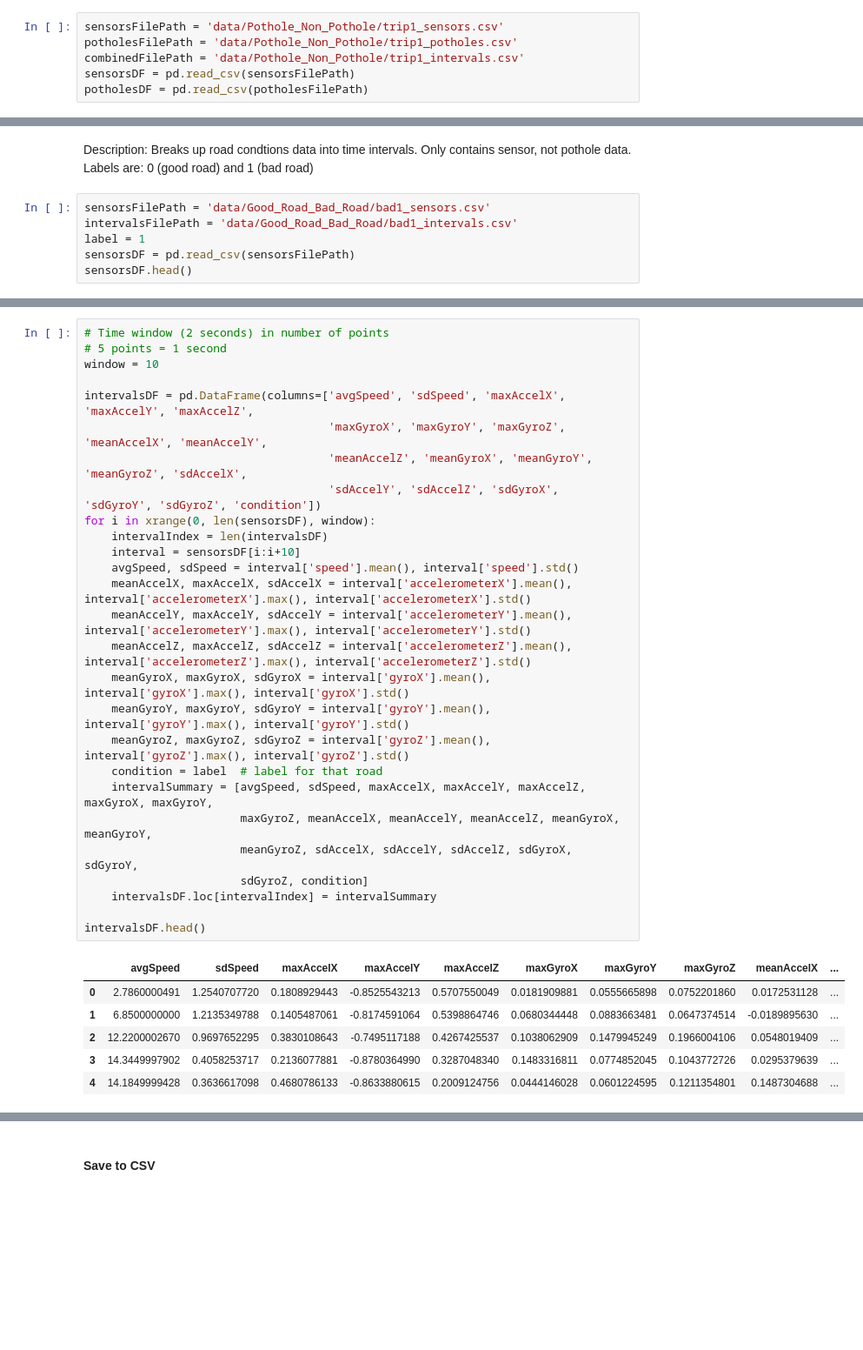
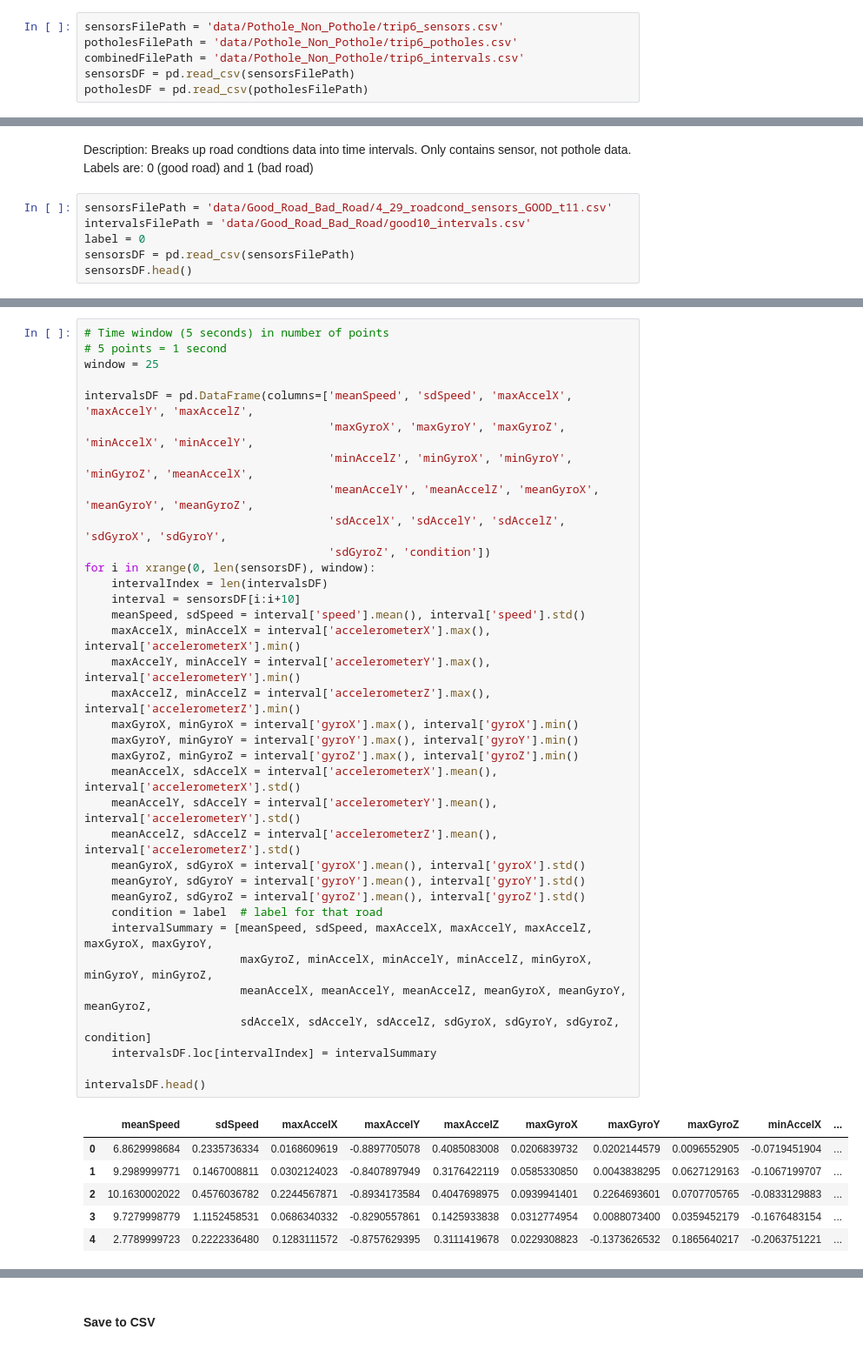
Before and after one commit to shouvikmani/Intelligent-Pothole-Detection, a Jupyter notebook: data_processing.ipynb, the cells around one changed output, grey strips where cells are left out. Shown: that part at 87% size. Saved outputs shown, nothing was run; the diff lists cells and outputs as text; blank space fills up the shorter version.

```diff
--- a/data_processing.ipynb
+++ b/data_processing.ipynb
@@ -7,9 +7,9 @@ import pandas as pd
 pd.options.display.max_rows = 100
 pd.set_option('display.precision', 10)  #for displaying timestamps
 # %%
-sensorsFilePath = 'data/Pothole_Non_Pothole/trip1_sensors.csv'
-potholesFilePath = 'data/Pothole_Non_Pothole/trip1_potholes.csv'
-combinedFilePath = 'data/Pothole_Non_Pothole/trip1_intervals.csv'
+sensorsFilePath = 'data/Pothole_Non_Pothole/trip6_sensors.csv'
+potholesFilePath = 'data/Pothole_Non_Pothole/trip6_potholes.csv'
+combinedFilePath = 'data/Pothole_Non_Pothole/trip6_intervals.csv'
 sensorsDF = pd.read_csv(sensorsFilePath)
 potholesDF = pd.read_csv(potholesFilePath)
 # %% [markdown]
@@ -118,9 +134,9 @@ intervalsDF.to_csv(combinedFilePath)
 # %% [markdown]
 Description: Breaks up road condtions data into time intervals. Only contains sensor, not pothole data. Labels are: 0 (good road) and 1 (bad road)
 # %%
-sensorsFilePath = 'data/Good_Road_Bad_Road/bad1_sensors.csv'
-intervalsFilePath = 'data/Good_Road_Bad_Road/bad1_intervals.csv'
-label = 1
+sensorsFilePath = 'data/Good_Road_Bad_Road/4_29_roadcond_sensors_GOOD_t11.csv'
+intervalsFilePath = 'data/Good_Road_Bad_Road/good10_intervals.csv'
+label = 0
 sensorsDF = pd.read_csv(sensorsFilePath)
 sensorsDF.head()
 # %% [output]
@@ -145,36 +163,44 @@ Each interval will represent 2 seconds (10 points) of data. They will also conta
 - sdGyroX, sdGyroY, sdGyroZ: standard deviation of gyroX, gyroY, gyroZ
 - condition (1/0): whether that road is in good (0) or bad (1) condition
 # %%
-# Time window (2 seconds) in number of points
+# Time window (5 seconds) in number of points
 # 5 points = 1 second
-window = 10
+window = 25
 
-intervalsDF = pd.DataFrame(columns=['avgSpeed', 'sdSpeed', 'maxAccelX', 'maxAccelY', 'maxAccelZ',
-                                    'maxGyroX', 'maxGyroY', 'maxGyroZ', 'meanAccelX', 'meanAccelY',
-                                    'meanAccelZ', 'meanGyroX', 'meanGyroY', 'meanGyroZ', 'sdAccelX',
-                                    'sdAccelY', 'sdAccelZ', 'sdGyroX', 'sdGyroY', 'sdGyroZ', 'condition'])
+intervalsDF = pd.DataFrame(columns=['meanSpeed', 'sdSpeed', 'maxAccelX', 'maxAccelY', 'maxAccelZ',
+                                    'maxGyroX', 'maxGyroY', 'maxGyroZ', 'minAccelX', 'minAccelY',
+                                    'minAccelZ', 'minGyroX', 'minGyroY', 'minGyroZ', 'meanAccelX',
+                                    'meanAccelY', 'meanAccelZ', 'meanGyroX', 'meanGyroY', 'meanGyroZ',
+                                    'sdAccelX', 'sdAccelY', 'sdAccelZ', 'sdGyroX', 'sdGyroY',
+                                    'sdGyroZ', 'condition'])
 for i in xrange(0, len(sensorsDF), window):
     intervalIndex = len(intervalsDF)
     interval = sensorsDF[i:i+10]
-    avgSpeed, sdSpeed = interval['speed'].mean(), interval['speed'].std()
-    meanAccelX, maxAccelX, sdAccelX = interval['accelerometerX'].mean(), interval['accelerometerX'].max(), interval['accelerometerX'].std()
-    meanAccelY, maxAccelY, sdAccelY = interval['accelerometerY'].mean(), interval['accelerometerY'].max(), interval['accelerometerY'].std()
-    meanAccelZ, maxAccelZ, sdAccelZ = interval['accelerometerZ'].mean(), interval['accelerometerZ'].max(), interval['accelerometerZ'].std()
-    meanGyroX, maxGyroX, sdGyroX = interval['gyroX'].mean(), interval['gyroX'].max(), interval['gyroX'].std()
-    meanGyroY, maxGyroY, sdGyroY = interval['gyroY'].mean(), interval['gyroY'].max(), interval['gyroY'].std()
-    meanGyroZ, maxGyroZ, sdGyroZ = interval['gyroZ'].mean(), interval['gyroZ'].max(), interval['gyroZ'].std()
+    meanSpeed, sdSpeed = interval['speed'].mean(), interval['speed'].std()
+    maxAccelX, minAccelX = interval['accelerometerX'].max(), interval['accelerometerX'].min()
+    maxAccelY, minAccelY = interval['accelerometerY'].max(), interval['accelerometerY'].min()
+    maxAccelZ, minAccelZ = interval['accelerometerZ'].max(), interval['accelerometerZ'].min()
+    maxGyroX, minGyroX = interval['gyroX'].max(), interval['gyroX'].min()
+    maxGyroY, minGyroY = interval['gyroY'].max(), interval['gyroY'].min()
+    maxGyroZ, minGyroZ = interval['gyroZ'].max(), interval['gyroZ'].min()
+    meanAccelX, sdAccelX = interval['accelerometerX'].mean(), interval['accelerometerX'].std()
+    meanAccelY, sdAccelY = interval['accelerometerY'].mean(), interval['accelerometerY'].std()
+    meanAccelZ, sdAccelZ = interval['accelerometerZ'].mean(), interval['accelerometerZ'].std()
+    meanGyroX, sdGyroX = interval['gyroX'].mean(), interval['gyroX'].std()
+    meanGyroY, sdGyroY = interval['gyroY'].mean(), interval['gyroY'].std()
+    meanGyroZ, sdGyroZ = interval['gyroZ'].mean(), interval['gyroZ'].std()
     condition = label  # label for that road
-    intervalSummary = [avgSpeed, sdSpeed, maxAccelX, maxAccelY, maxAccelZ, maxGyroX, maxGyroY,
-                       maxGyroZ, meanAccelX, meanAccelY, meanAccelZ, meanGyroX, meanGyroY,
-                       meanGyroZ, sdAccelX, sdAccelY, sdAccelZ, sdGyroX, sdGyroY,
-                       sdGyroZ, condition]
+    intervalSummary = [meanSpeed, sdSpeed, maxAccelX, maxAccelY, maxAccelZ, maxGyroX, maxGyroY,
+                       maxGyroZ, minAccelX, minAccelY, minAccelZ, minGyroX, minGyroY, minGyroZ,
+                       meanAccelX, meanAccelY, meanAccelZ, meanGyroX, meanGyroY, meanGyroZ,
+                       sdAccelX, sdAccelY, sdAccelZ, sdGyroX, sdGyroY, sdGyroZ, condition]
     intervalsDF.loc[intervalIndex] = intervalSummary
 
 intervalsDF.head()
 # %% [output]
-|  | avgSpeed | sdSpeed | maxAccelX | maxAccelY | maxAccelZ | maxGyroX | maxGyroY | maxGyroZ | meanAccelX | ... |
-| 0 | 2.7860000491 | 1.2540707720 | 0.1808929443 | -0.8525543213 | 0.5707550049 | 0.0181909881 | 0.0555665898 | 0.0752201860 | 0.0172531128 | ... |
-| 1 | 6.8500000000 | 1.2135349788 | 0.1405487061 | -0.8174591064 | 0.5398864746 | 0.0680344448 | 0.0883663481 | 0.0647374514 | -0.0189895630 | ... |
-| 2 | 12.2200002670 | 0.9697652295 | 0.3830108643 | -0.7495117188 | 0.4267425537 | 0.1038062909 | 0.1479945249 | 0.1966004106 | 0.0548019409 | ... |
-| 3 | 14.3449997902 | 0.4058253717 | 0.2136077881 | -0.8780364990 | 0.3287048340 | 0.1483316811 | 0.0774852045 | 0.1043772726 | 0.0295379639 | ... |
-| 4 | 14.1849999428 | 0.3636617098 | 0.4680786133 | -0.8633880615 | 0.2009124756 | 0.0444146028 | 0.0601224595 | 0.1211354801 | 0.1487304688 | ... |
+|  | meanSpeed | sdSpeed | maxAccelX | maxAccelY | maxAccelZ | maxGyroX | maxGyroY | maxGyroZ | minAccelX | ... |
+| 0 | 6.8629998684 | 0.2335736334 | 0.0168609619 | -0.8897705078 | 0.4085083008 | 0.0206839732 | 0.0202144579 | 0.0096552905 | -0.0719451904 | ... |
+| 1 | 9.2989999771 | 0.1467008811 | 0.0302124023 | -0.8407897949 | 0.3176422119 | 0.0585330850 | 0.0043838295 | 0.0627129163 | -0.1067199707 | ... |
+| 2 | 10.1630002022 | 0.4576036782 | 0.2244567871 | -0.8934173584 | 0.4047698975 | 0.0939941401 | 0.2264693601 | 0.0707705765 | -0.0833129883 | ... |
+| 3 | 9.7279998779 | 1.1152458531 | 0.0686340332 | -0.8290557861 | 0.1425933838 | 0.0312774954 | 0.0088073400 | 0.0359452179 | -0.1676483154 | ... |
+| 4 | 2.7789999723 | 0.2222336480 | 0.1283111572 | -0.8757629395 | 0.3111419678 | 0.0229308823 | -0.1373626532 | 0.1865640217 | -0.2063751221 | ... |
```
Also changed, not shown: parts of 8 cells of this notebook.
